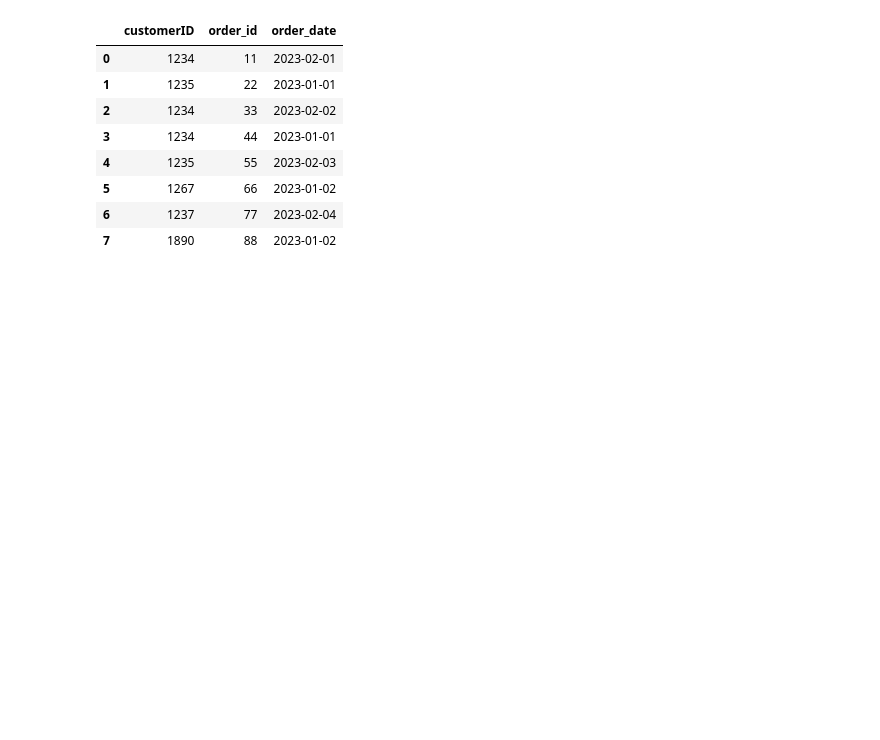
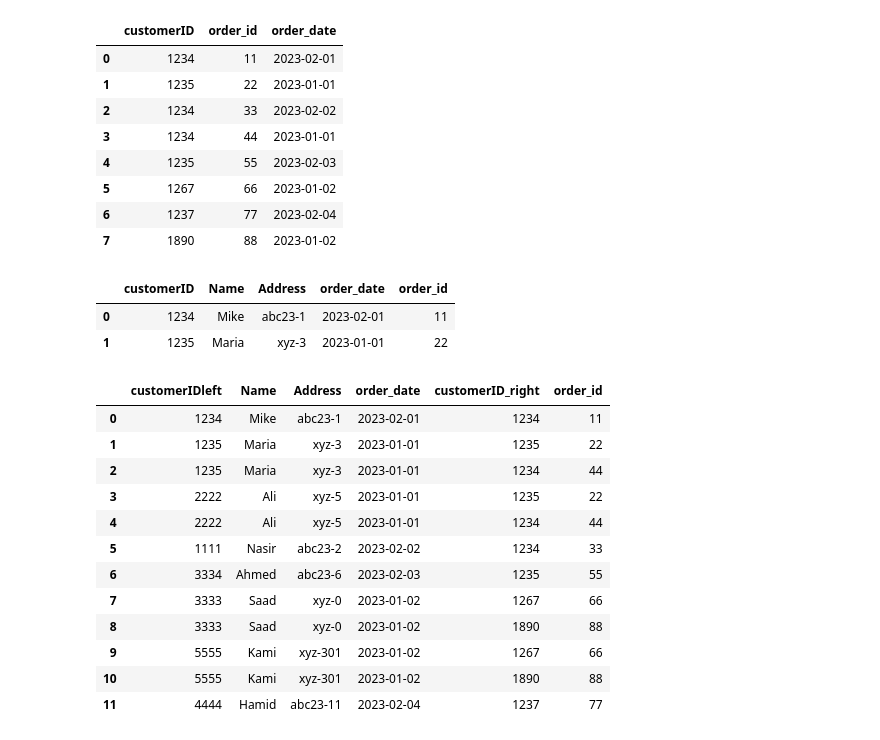
Before and after one commit to sadafwalliyani/Python-Assignments, a Jupyter notebook: AI-Q2/combining_reshaping_data.ipynb, the cells around one changed output. Cells and saved outputs as stored; diff of their text form; code cells hidden in the pictures; blank space fills up the shorter version.

```diff
--- a/AI-Q2/combining_reshaping_data.ipynb
+++ b/AI-Q2/combining_reshaping_data.ipynb
@@ -279,4 +279,26 @@ orders
 | 6 | 1237 | 77 | 2023-02-04 |
 | 7 | 1890 | 88 | 2023-01-02 |
 # %%
-df_merged=pd
+df_merged=pd.merge(customers,orders)
+df_merged
+# %% [output]
+|  | customerID | Name | Address | order_date | order_id |
+| 0 | 1234 | Mike | abc23-1 | 2023-02-01 | 11 |
+| 1 | 1235 | Maria | xyz-3 | 2023-01-01 | 22 |
+# %%
+df_merged=pd.merge(customers,orders, on='order_date', suffixes=('left', '_right'))
+df_merged
+# %% [output]
+|  | customerIDleft | Name | Address | order_date | customerID_right | order_id |
+| 0 | 1234 | Mike | abc23-1 | 2023-02-01 | 1234 | 11 |
+| 1 | 1235 | Maria | xyz-3 | 2023-01-01 | 1235 | 22 |
+| 2 | 1235 | Maria | xyz-3 | 2023-01-01 | 1234 | 44 |
+| 3 | 2222 | Ali | xyz-5 | 2023-01-01 | 1235 | 22 |
+| 4 | 2222 | Ali | xyz-5 | 2023-01-01 | 1234 | 44 |
+| 5 | 1111 | Nasir | abc23-2 | 2023-02-02 | 1234 | 33 |
+| 6 | 3334 | Ahmed | abc23-6 | 2023-02-03 | 1235 | 55 |
+| 7 | 3333 | Saad | xyz-0 | 2023-01-02 | 1267 | 66 |
+| 8 | 3333 | Saad | xyz-0 | 2023-01-02 | 1890 | 88 |
+| 9 | 5555 | Kami | xyz-301 | 2023-01-02 | 1267 | 66 |
+| 10 | 5555 | Kami | xyz-301 | 2023-01-02 | 1890 | 88 |
+| 11 | 4444 | Hamid | abc23-11 | 2023-02-04 | 1237 | 77 |
```
Also changed, not shown: 1 other file.
